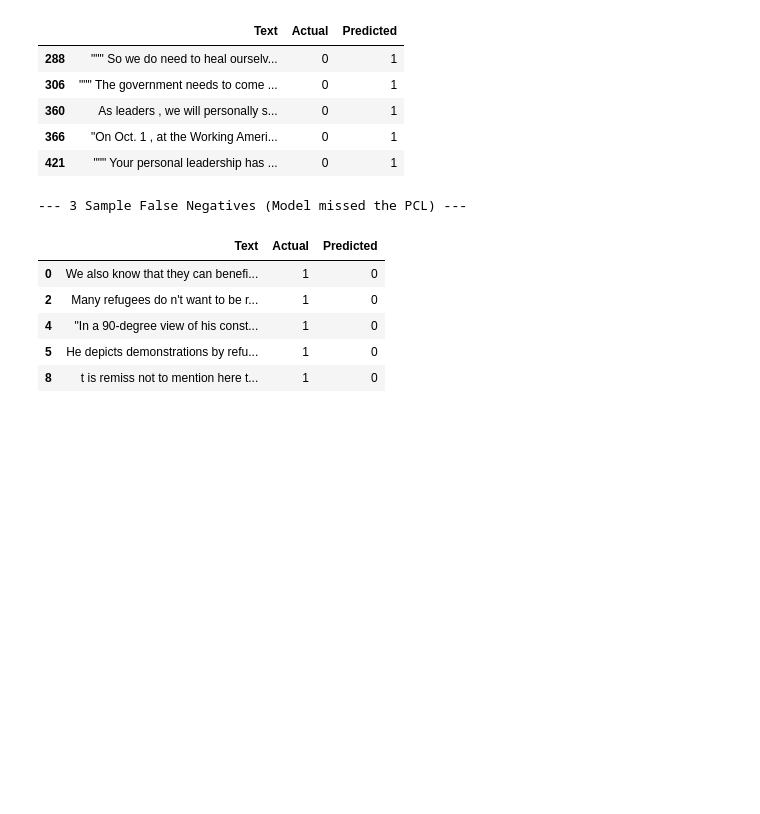
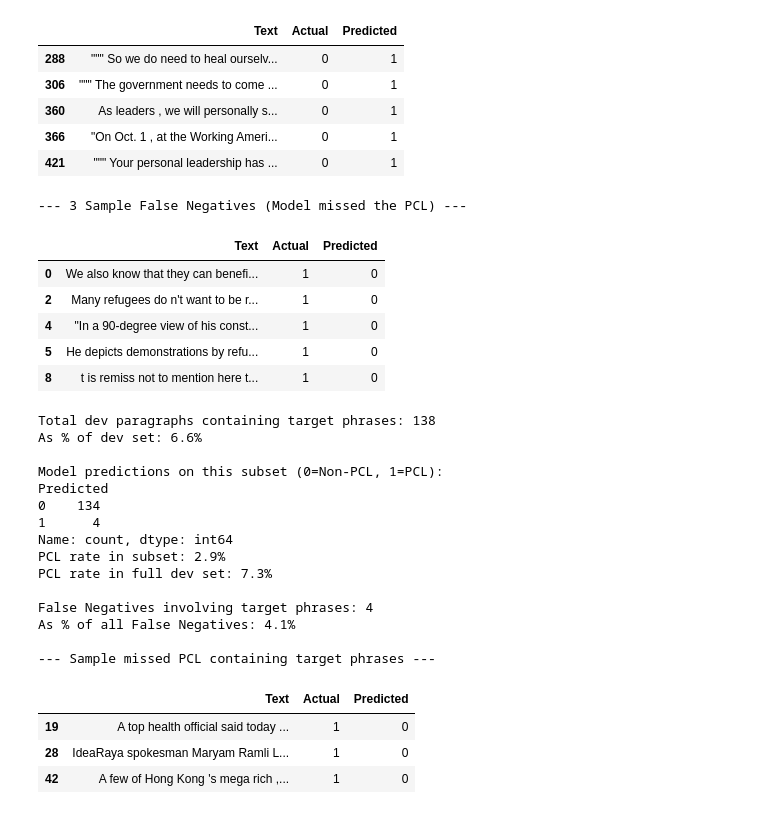
Before and after one commit to fsatt/nlp_cw, a Jupyter notebook: BestModel/BestModel.ipynb, the cells around one changed output. Drawn from its saved outputs; the diff is of its cells as text; code cells hidden in the pictures; blank space fills up the shorter version.

Commit message:
Add targeted error analysis where we analyse how the N-gram profile determined in the EDA affects model predictions

```diff
--- a/BestModel/BestModel.ipynb
+++ b/BestModel/BestModel.ipynb
@@ -507,3 +507,51 @@ Total False Negatives: 98
 | 4 | "In a 90-degree view of his const... | 1 | 0 |
 | 5 | He depicts demonstrations by refu... | 1 | 0 |
 | 8 | t is remiss not to mention here t... | 1 | 0 |
+# %%
+# Targeted Error Analysis (Checking for Lexical Heuristics)
+
+# Define phrases identified from EDA as correlating with Non-PCL
+target_phrases = ['illegal immigrants', 'united states', 'donald trump', 'new york', 'hong kong', 'human rights', 'anti immigrant']
+phrase_pattern = '|'.join(target_phrases)
+
+# Isolate dev paragraphs containing these phrases
+heuristic_df = results_df[results_df['Text'].str.contains(phrase_pattern, case=False, na=False)]
+print(f"Total dev paragraphs containing target phrases: {len(heuristic_df)}")
+print(f"As % of dev set: {100 * len(heuristic_df) / len(results_df):.1f}%")
+
+# Model predictions on this subset
+print("\nModel predictions on this subset (0=Non-PCL, 1=PCL):")
+print(heuristic_df['Predicted'].value_counts())
+print(f"PCL rate in subset: {100 * heuristic_df['Predicted'].mean():.1f}%")
+print(f"PCL rate in full dev set: {100 * results_df['Predicted'].mean():.1f}%")
+
+# False Negatives within this subset
+# (actually PCL, but model predicted Non-PCL — potentially misled by the phrase)
+heuristic_fn = heuristic_df[(heuristic_df['Actual'] == 1) & (heuristic_df['Predicted'] == 0)]
+print(f"\nFalse Negatives involving target phrases: {len(heuristic_fn)}")
+print(f"As % of all False Negatives: {100 * len(heuristic_fn) / len(false_negatives):.1f}%")
+
+if len(heuristic_fn) > 0:
+    print("\n--- Sample missed PCL containing target phrases ---")
+    pd.set_option('display.max_colwidth', None)
+    display(heuristic_fn.head(3))
+# %% [output]
+Total dev paragraphs containing target phrases: 138
+As % of dev set: 6.6%
+
+Model predictions on this subset (0=Non-PCL, 1=PCL):
+Predicted
+0    134
+1      4
+Name: count, dtype: int64
+PCL rate in subset: 2.9%
+PCL rate in full dev set: 7.3%
+
+False Negatives involving target phrases: 4
+As % of all False Negatives: 4.1%
+
+--- Sample missed PCL containing target phrases ---
+|  | Text | Actual | Predicted |
+| 19 | A top health official said today ... | 1 | 0 |
+| 28 | IdeaRaya spokesman Maryam Ramli L... | 1 | 0 |
+| 42 | A few of Hong Kong 's mega rich ,... | 1 | 0 |
```
Also changed, not shown: parts of 1 cell of this notebook.
